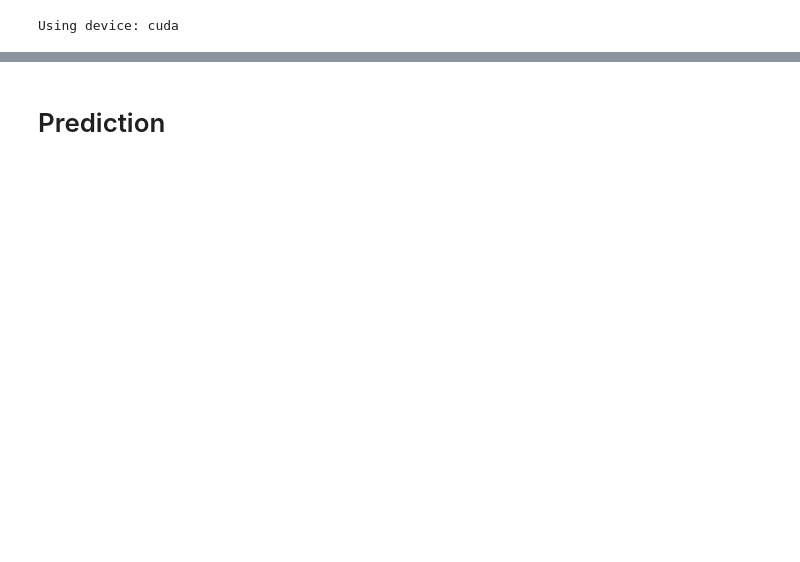
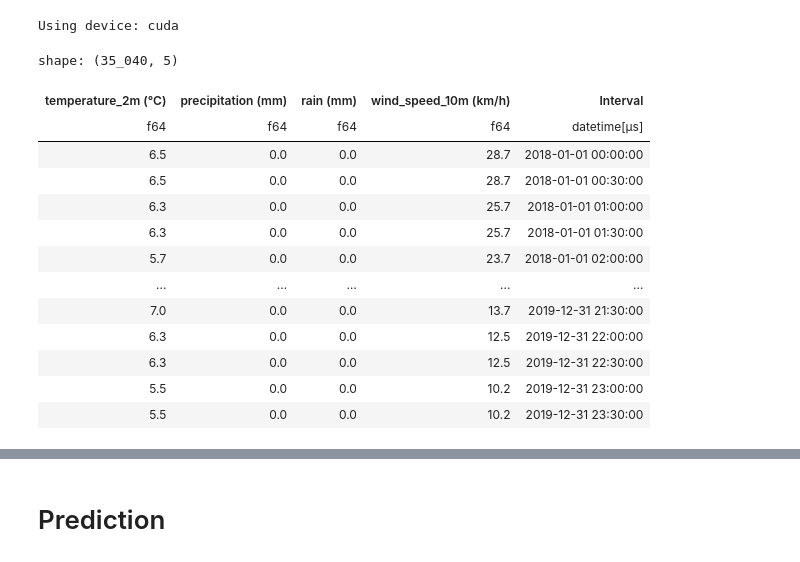
Before and after one commit to kozlowskihubert/london-city-bikes, a Jupyter notebook: training_model.ipynb, the cells around one changed output, grey strips where cells are left out. Drawn from its saved outputs; the diff is of its cells as text; code cells hidden in the pictures; blank space fills up the shorter version.

```diff
--- a/training_model.ipynb
+++ b/training_model.ipynb
@@ -35,3 +38,38 @@ df = df.with_columns(
     ((((pl.col("HourOfDay") >= 7) & (pl.col("HourOfDay") < 10) | ((pl.col("HourOfDay") >= 17) & (pl.col("HourOfDay") < 19))) & ((pl.col("DayOfWeek") >= 1) & (pl.col("DayOfWeek") <= 5))) |
      (((pl.col("HourOfDay") >= 13) & (pl.col("HourOfDay") <= 19)) & ((pl.col("DayOfWeek") >= 6) & (pl.col("DayOfWeek") <= 7)))
 ).cast(pl.Int8).alias("IsPeak"))
+# %%
+df_weather_data = pl.read_csv("./data/open-meteo-51.49N0.16W23m.csv")
+df_weather_data = df_weather_data.with_columns(
+    pl.col("time").str.to_datetime().alias("Interval")
+)
+
+df_weather_data = df_weather_data.drop(["time"])
+
+df_half_hour = df_weather_data.with_columns(
+    (pl.col("Interval") + pl.duration(minutes=30)).alias("Interval")
+)
+
+df_weather_data = (
+    pl.concat([df_weather_data, df_half_hour])
+    .sort("Interval")
+)
+df_weather_data = df_weather_data.filter(
+    (pl.col("Interval").dt.year() >= 2018) & (pl.col("Interval").dt.year() <= 2019)
+)
+df_weather_data
+# %% [output]
+shape: (35_040, 5)
+| temperature_2m (°C) | precipitation (mm) | rain (mm) | wind_speed_10m (km/h) | Interval |
+| f64 | f64 | f64 | f64 | datetime[μs] |
+| 6.5 | 0.0 | 0.0 | 28.7 | 2018-01-01 00:00:00 |
+| 6.5 | 0.0 | 0.0 | 28.7 | 2018-01-01 00:30:00 |
+| 6.3 | 0.0 | 0.0 | 25.7 | 2018-01-01 01:00:00 |
+| 6.3 | 0.0 | 0.0 | 25.7 | 2018-01-01 01:30:00 |
+| 5.7 | 0.0 | 0.0 | 23.7 | 2018-01-01 02:00:00 |
+| … | … | … | … | … |
+| 7.0 | 0.0 | 0.0 | 13.7 | 2019-12-31 21:30:00 |
+| 6.3 | 0.0 | 0.0 | 12.5 | 2019-12-31 22:00:00 |
+| 6.3 | 0.0 | 0.0 | 12.5 | 2019-12-31 22:30:00 |
+| 5.5 | 0.0 | 0.0 | 10.2 | 2019-12-31 23:00:00 |
+| 5.5 | 0.0 | 0.0 | 10.2 | 2019-12-31 23:30:00 |
```
Also changed, not shown: parts of 18 cells of this notebook.
